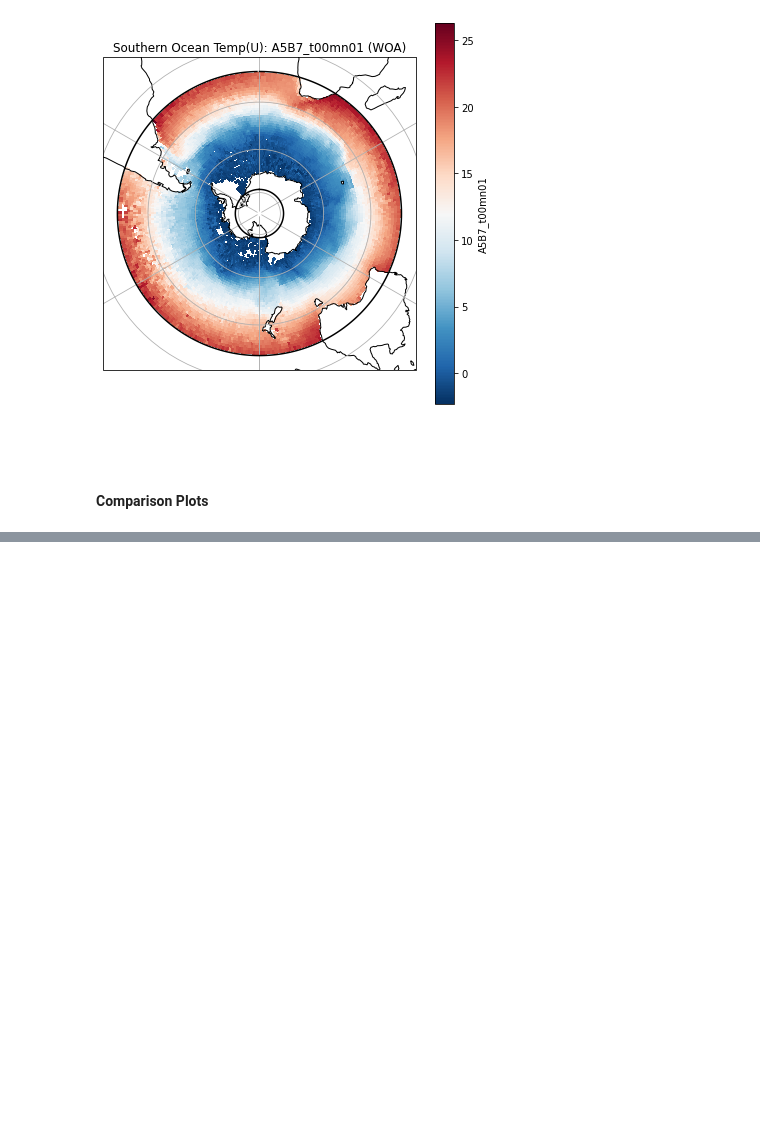
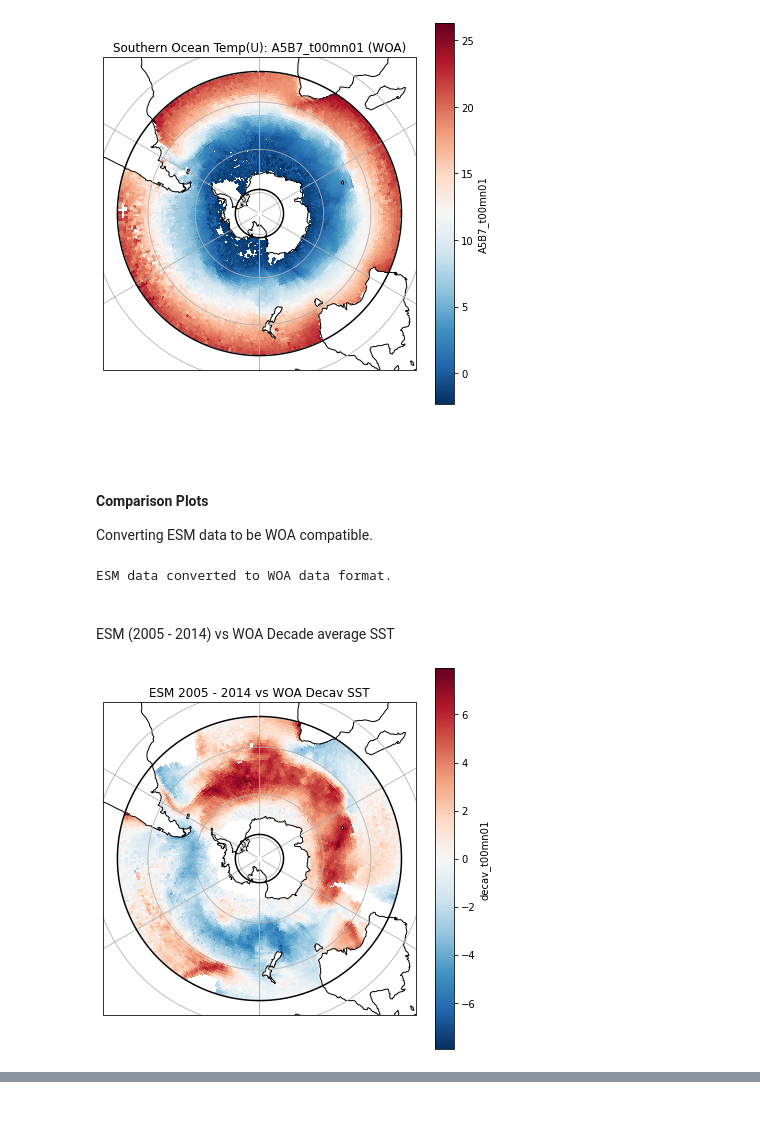
Before and after one commit to el1247/BAS_AI4ER_SAM, a Jupyter notebook: notebooks/exploratory/1.0_el_ESMvsWOA.ipynb, the cells around one changed output, grey strips where cells are left out. Drawn from its saved outputs; the diff is of its cells as text; code cells hidden in the pictures; blank space fills up the shorter version.

```diff
--- a/notebooks/exploratory/1.0_el_ESMvsWOA.ipynb
+++ b/notebooks/exploratory/1.0_el_ESMvsWOA.ipynb
@@ -380,3 +378,4 @@ surfaceWOADataStat = meanSurfaceTempWOAGeo(dfWOALatSmean, False, 1)
 <br>
 # %% [markdown]
 #### Comparison Plots
+Converting ESM data to be WOA compatible.
@@ -384,0 +382,14 @@ surfaceWOADataStat = meanSurfaceTempWOAGeo(dfWOALatSmean, False, 1)
+# %%
+surfaceESMDataMaskedA_WOASized = surfaceESMDataMaskedA.sel(lat=slice(-77.5, 29.5))
+surfaceESMDataMaskedA_WOASized = surfaceESMDataMaskedA_WOASized.squeeze()
+print("ESM data converted to WOA data format.")
+# %% [output]
+ESM data converted to WOA data format.
+# %% [markdown]
+<br>
+ESM (2005 - 2014) vs WOA Decade average SST
+# %%
+surfaceESM_WOADecav = surfaceESMDataMaskedA_WOASized.values - surfaceWOADataDecav
+mapPlotEdge(surfaceESM_WOADecav, "ESM 2005 - 2014 vs WOA Decav SST", 1)
+# %% [output]
+[figure, added]
```
Also changed, not shown: parts of 22 cells of this notebook, 2 other files.
